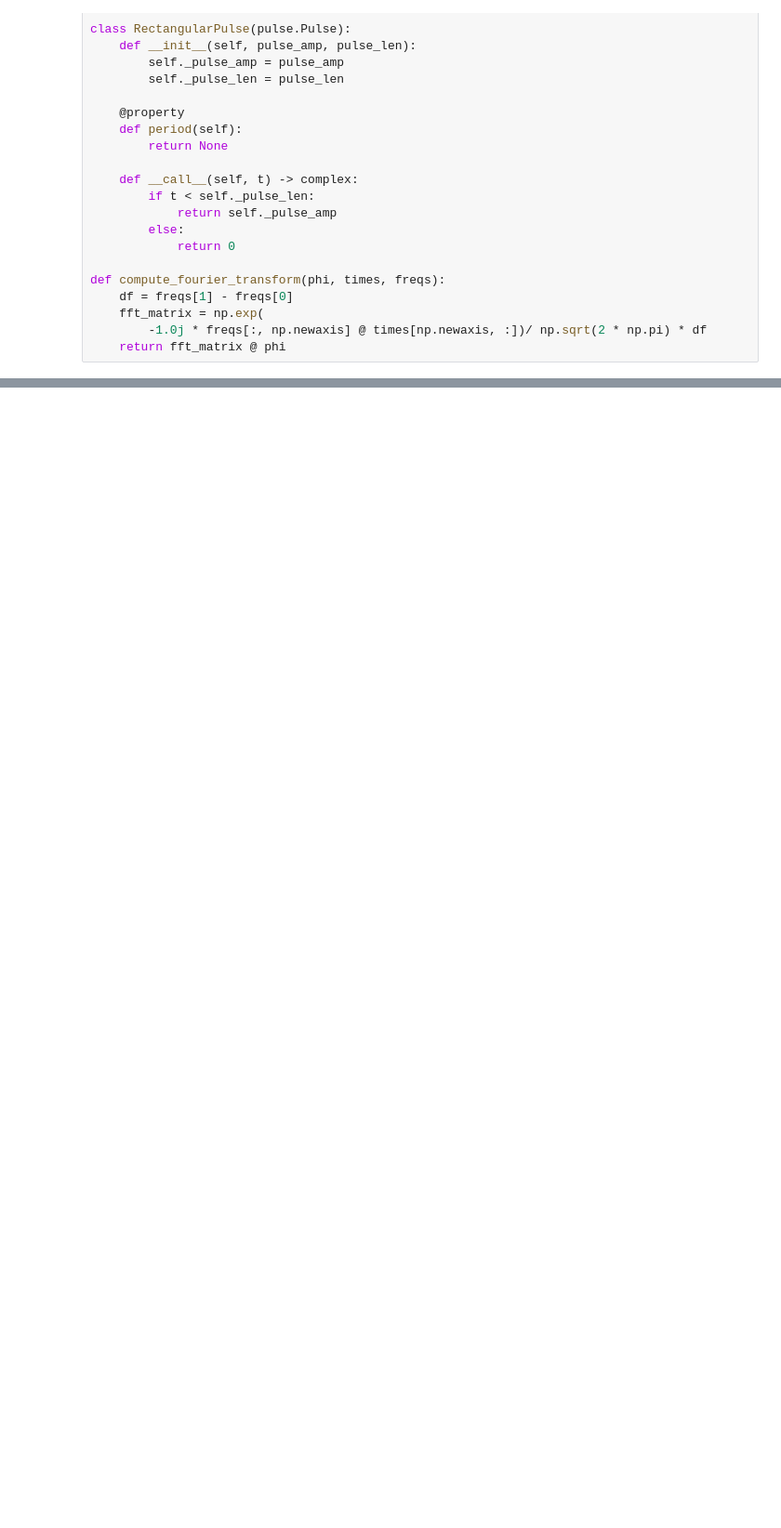
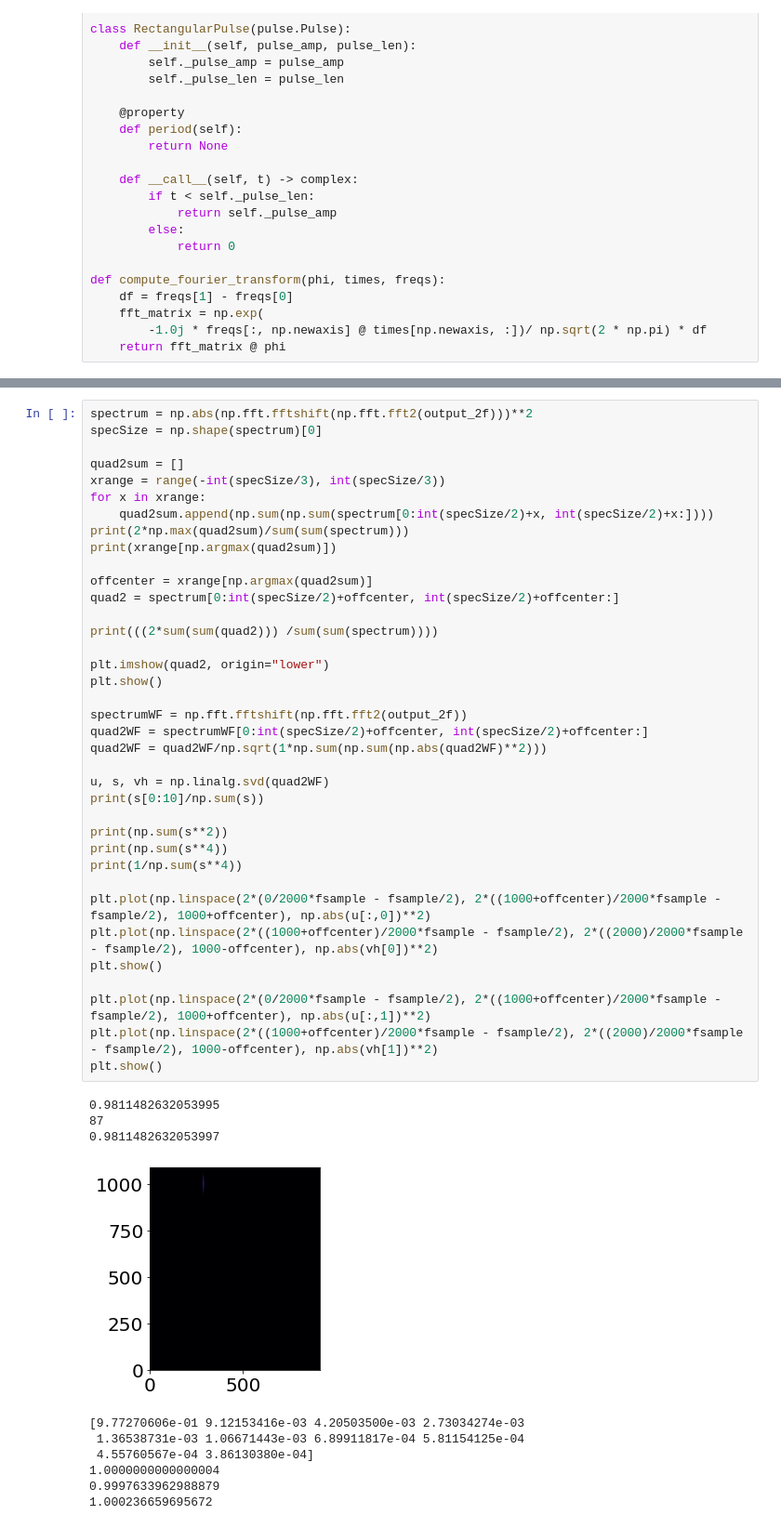
Before and after one commit to rahultrivedi1995/oqs_scattering, a Jupyter notebook: Coherent Drive - Two Photon.ipynb, the cells around one changed output, grey strips where cells are left out. Shown at 93% size. Cells and saved outputs as stored; diff of their text form; blank space fills up the shorter version.

```diff
--- a/Coherent Drive - Two Photon.ipynb
+++ b/Coherent Drive - Two Photon.ipynb
@@ -156,0 +187,48 @@ plt.show()
+# %%
+spectrum = np.abs(np.fft.fftshift(np.fft.fft2(output_2f)))**2
+specSize = np.shape(spectrum)[0]
+
+quad2sum = []
+xrange = range(-int(specSize/3), int(specSize/3))
+for x in xrange:
+    quad2sum.append(np.sum(np.sum(spectrum[0:int(specSize/2)+x, int(specSize/2)+x:])))
+print(2*np.max(quad2sum)/sum(sum(spectrum)))
+print(xrange[np.argmax(quad2sum)])
+
+offcenter = xrange[np.argmax(quad2sum)]
+quad2 = spectrum[0:int(specSize/2)+offcenter, int(specSize/2)+offcenter:]
+
+print(((2*sum(sum(quad2))) /sum(sum(spectrum))))
+
+plt.imshow(quad2, origin="lower")
+plt.show()
+
+spectrumWF = np.fft.fftshift(np.fft.fft2(output_2f))
+quad2WF = spectrumWF[0:int(specSize/2)+offcenter, int(specSize/2)+offcenter:]
+quad2WF = quad2WF/np.sqrt(1*np.sum(np.sum(np.abs(quad2WF)**2)))
+
+u, s, vh = np.linalg.svd(quad2WF)
+print(s[0:10]/np.sum(s))
+
+print(np.sum(s**2))
+print(np.sum(s**4))
+print(1/np.sum(s**4))
+
+plt.plot(np.linspace(2*(0/2000*fsample - fsample/2), 2*((1000+offcenter)/2000*fsample - fsample/2), 1000+offcenter), np.abs(u[:,0])**2)
+plt.plot(np.linspace(2*((1000+offcenter)/2000*fsample - fsample/2), 2*((2000)/2000*fsample - fsample/2), 1000-offcenter), np.abs(vh[0])**2)
+plt.show()
+
+plt.plot(np.linspace(2*(0/2000*fsample - fsample/2), 2*((1000+offcenter)/2000*fsample - fsample/2), 1000+offcenter), np.abs(u[:,1])**2)
+plt.plot(np.linspace(2*((1000+offcenter)/2000*fsample - fsample/2), 2*((2000)/2000*fsample - fsample/2), 1000-offcenter), np.abs(vh[1])**2)
+plt.show()
+# %% [output]
+0.9811482632053995
+87
+0.9811482632053997
+[figure, added]
+[9.77270606e-01 9.12153416e-03 4.20503500e-03 2.73034274e-03
+ 1.36538731e-03 1.06671443e-03 6.89911817e-04 5.81154125e-04
+ 4.55760567e-04 3.86130380e-04]
+1.0000000000000004
+0.9997633962988879
+1.000236659695672
```
Also changed, not shown: parts of 18 cells of this notebook, 7 other files.
